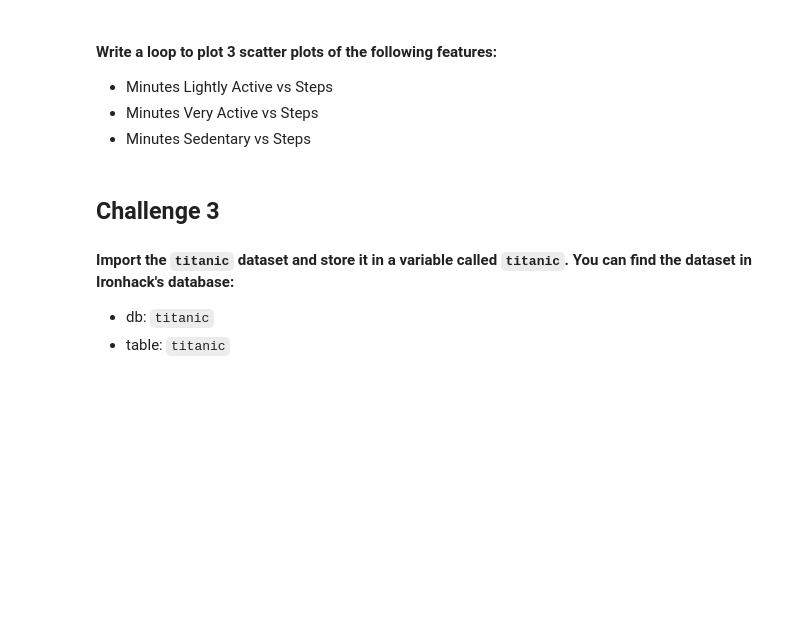
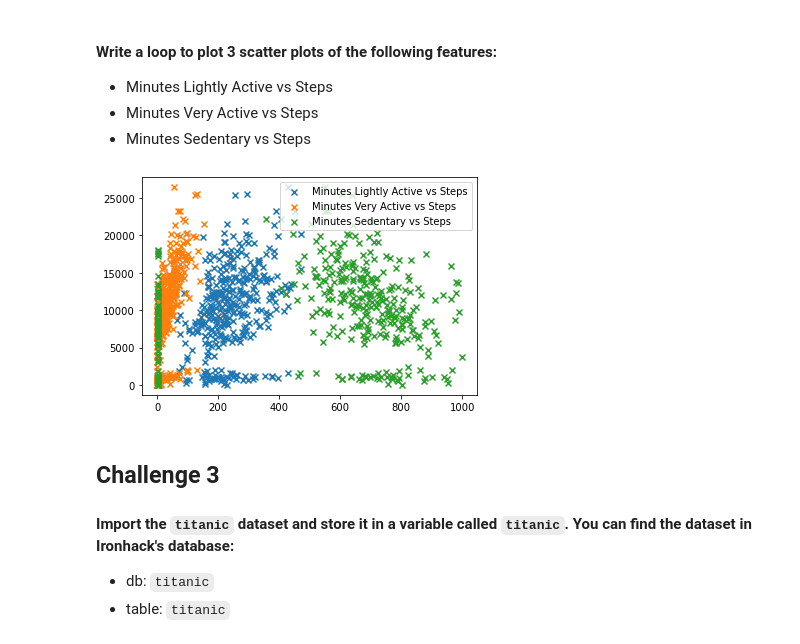
Before and after one commit to Malvagfr/dataptmad1121_labs, a Jupyter notebook: module-2/matplotlib-seaborn/your-code/main.ipynb, the cells around one changed output. Drawn from its saved outputs; the diff is of its cells as text; code cells hidden in the pictures; blank space fills up the shorter version.

```diff
--- a/module-2/matplotlib-seaborn/your-code/main.ipynb
+++ b/module-2/matplotlib-seaborn/your-code/main.ipynb
@@ -234,3 +232,11 @@ fig.savefig('../figures/Fitbit.png')
+# %%
+plt.scatter(fitbit2['Minutes Lightly Active'], fitbit2['Steps'], marker='x',label='Minutes Lightly Active vs Steps')
+plt.scatter(fitbit2['Minutes Very Active'], fitbit2['Steps'], marker='x',label='Minutes Very Active vs Steps')
+plt.scatter(fitbit2['Minutes Sedentary'], fitbit2['Steps'], marker='x',label='Minutes Sedentary vs Steps')
+plt.legend()
+plt.show()
+# %% [output]
+[figure, added]
 # %% [markdown]
 ## Challenge 3
 
```
Also changed, not shown: parts of 41 cells of this notebook.
